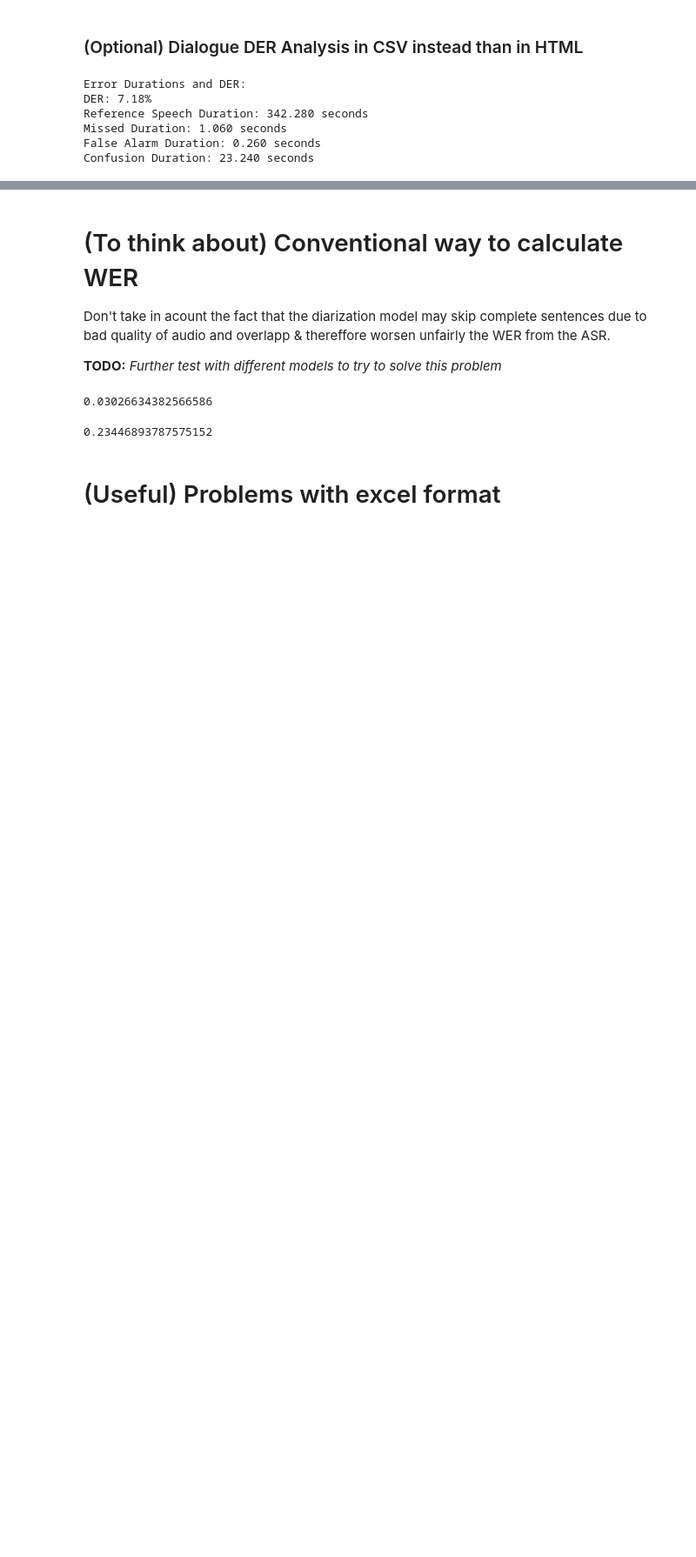
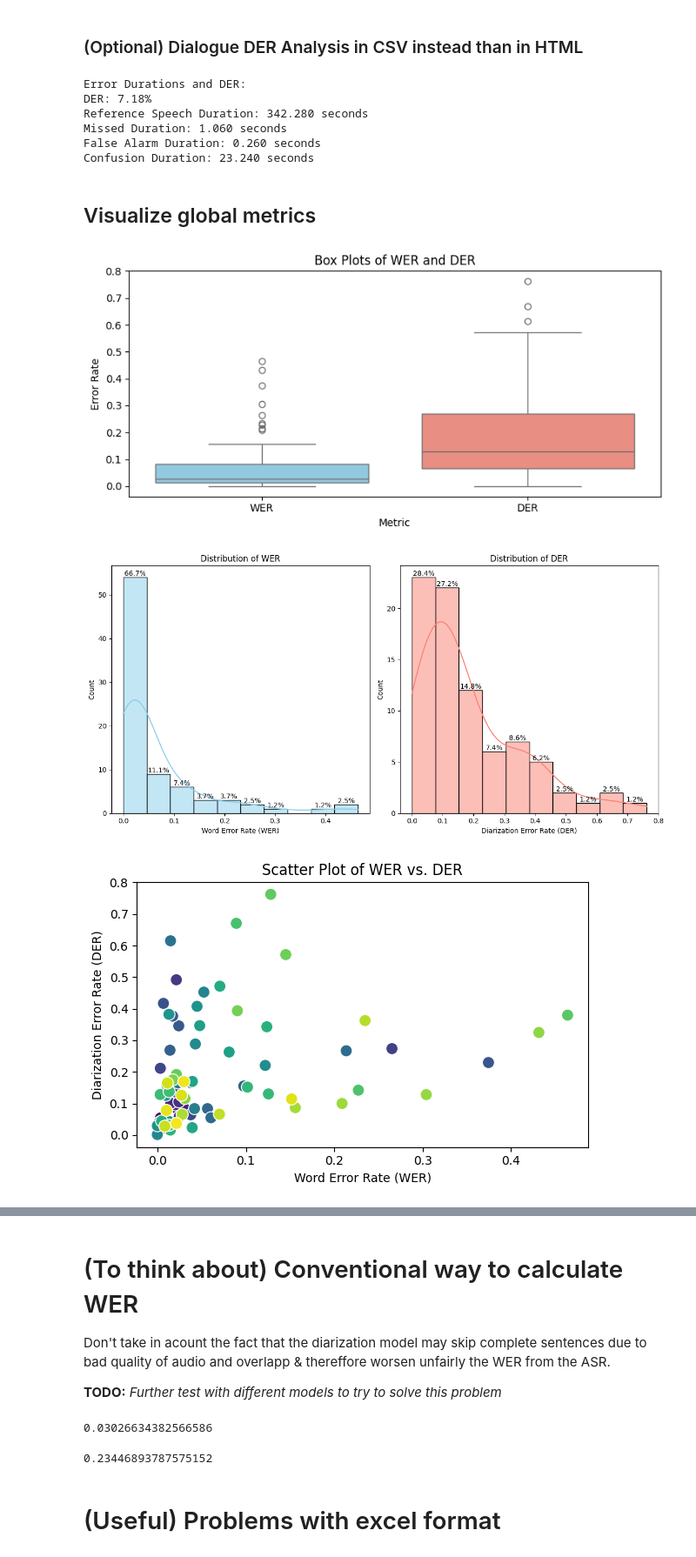
Before and after one commit to AfroDeivid/automatic-interviews-processing, a Jupyter notebook: src/format.ipynb, the cells around one changed output, grey strips where cells are left out. Shown at 87% size. Drawn from its saved outputs; the diff is of its cells as text; code cells hidden in the pictures; blank space fills up the shorter version.

Commit message:
small change to adapt analysis metrics performance

```diff
--- a/src/format.ipynb
+++ b/src/format.ipynb
@@ -77,3 +87,5 @@ Reference Speech Duration: 342.280 seconds
 Missed Duration: 1.060 seconds
 False Alarm Duration: 0.260 seconds
 Confusion Duration: 23.240 seconds
+# %% [markdown]
+## Visualize global metrics
@@ -79,0 +96,3 @@ Confusion Duration: 23.240 seconds
+# %%
+df_none = pd.read_csv('../performance_evaluation/metrics_max_insert_none.csv')
+df_4 = pd.read_csv('../performance_evaluation/metrics_max_insert_4.csv')
@@ -79,0 +184,8 @@ Confusion Duration: 23.240 seconds
+# %%
+plot_boxplots(df_none)
+plot_histograms(df_none)
+plot_wer_vs_der_scatter(df_none)
+# %% [output]
+[figure, added]
+[figure, added]
+[figure, added]
```
Also changed, not shown: parts of 8 cells of this notebook, 5 other files.
